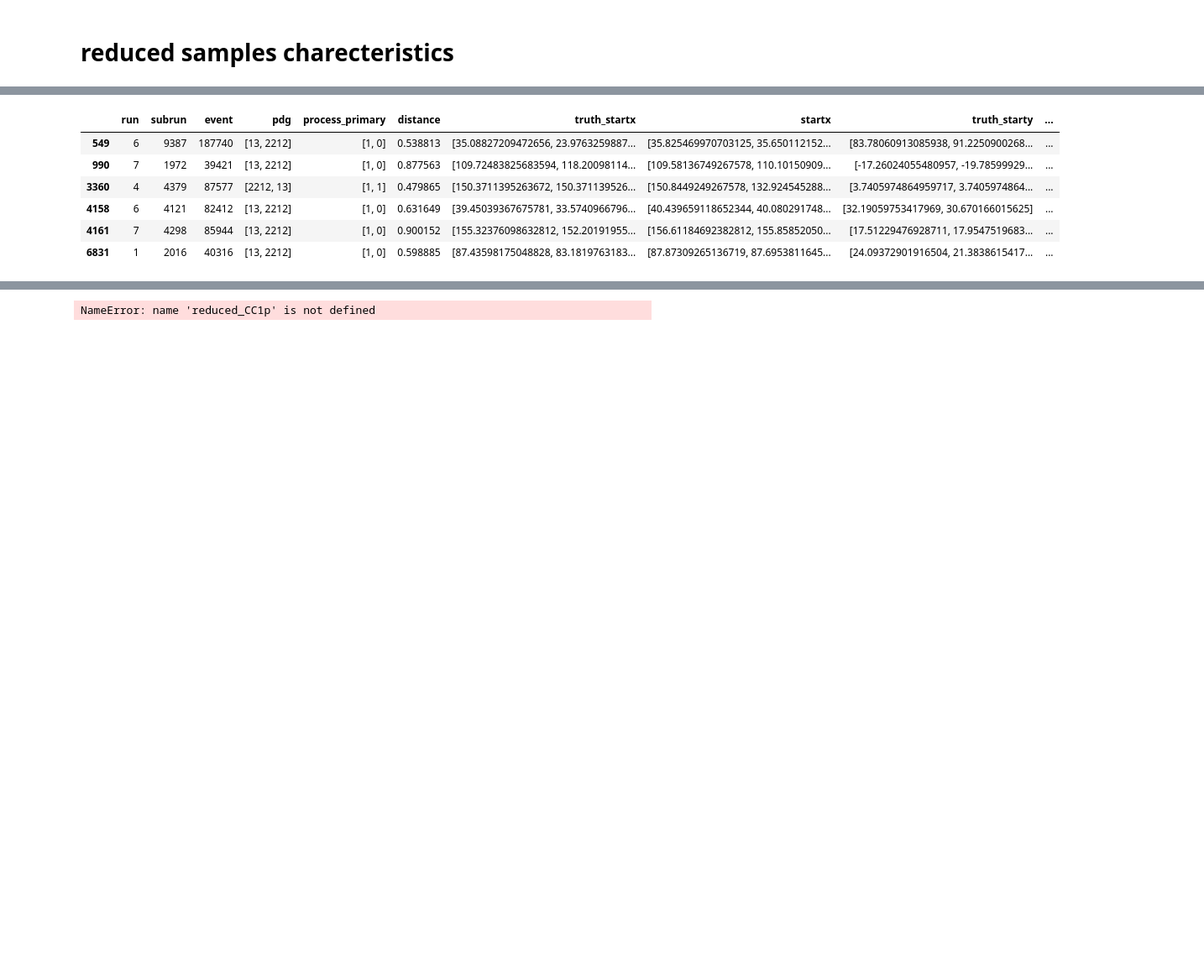
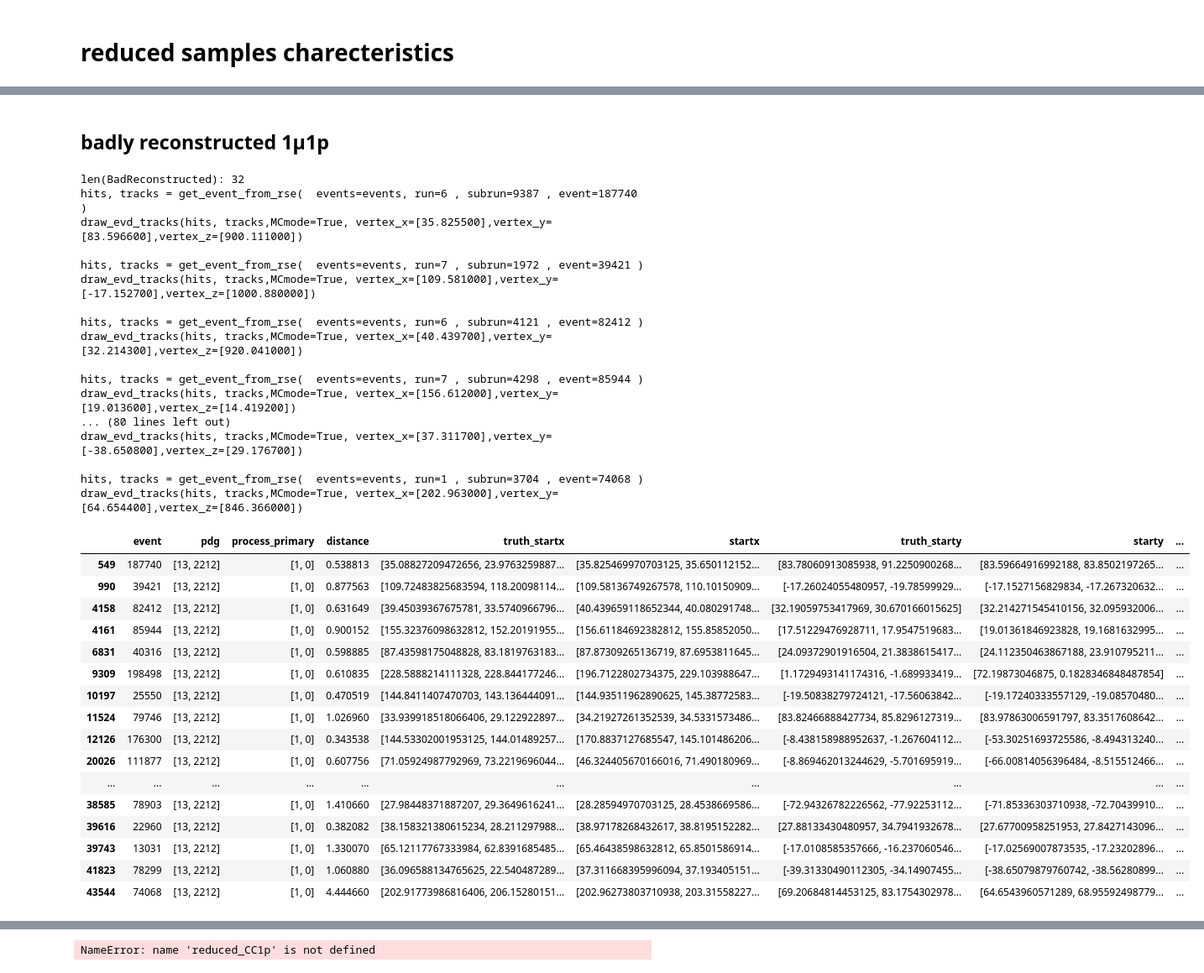
Before and after one commit to erezcoh4/AnalysisTreesInformation, a Jupyter notebook: CCQEPackage/notebooks/SymplexGoldenPoint.ipynb, the cells around one changed output, grey strips where cells are left out. Shown at 84% size. Cells and saved outputs as stored; diff of their text form; code cells hidden in the pictures; blank space fills up the shorter version.

```diff
--- a/CCQEPackage/notebooks/SymplexGoldenPoint.ipynb
+++ b/CCQEPackage/notebooks/SymplexGoldenPoint.ipynb
@@ -331,0 +305,11 @@ purity: 0.82
+# %%
+goodcc1p = reduced[1]
+print 'len(goodcc1p):',len(goodcc1p)
+for i,row in goodcc1p[0:10].iterrows():
+    print "hits, tracks = get_event_from_rse(  events=events, run=%d , subrun=%d , event=%d )"%(row['run'],row['subrun'],row['event'])
+    print "draw_evd_tracks(hits, tracks,MCmode=True, vertex_x=[%f],vertex_y=[%f],vertex_z=[%f])"%(row['vertex_x'],row['vertex_y'],row['vertex_z'])
+    print
+goodcc1p[['event','pdg','process_primary','distance',
+       'truth_startx','startx','truth_starty','starty','truth_startz','startz',
+       'closest_genie_distance',
+       'closest_genie_x','closest_genie_y','closest_genie_Ev','reco_CC1p_Ev']]
@@ -332,13 +352,48 @@ purity: 0.82
+# %% [markdown]
+## badly reconstructed 1µ1p
 # %%
-weird = reduced[2][(reduced[2].closest_genie_Np==1) & (reduced[2].closest_genie_Nn==0) &(reduced[2].closest_genie_Npi==0) & (reduced[2].closest_genie_Nel==0)]
-weird[['run','subrun','event','pdg','process_primary','distance','truth_startx','startx','truth_starty','starty','truth_startz','closest_genie_x','closest_genie_y','closest_genie_distance','vertex_x','vertex_y','closest_genie_Ev','reco_CC1p_Ev']]
-# weird = reduced[2]
-# weird[['run','subrun','event','pdg','process_primary','distance','truth_startx','startx','truth_starty','starty','closest_genie_Np','closest_genie_Npi','closest_genie_Nn','closest_genie_distance','vertex_x','vertex_y','vertex_z','closest_genie_Ev','reco_CC1p_Ev']]
+BadReconstructed = reduced[2][(reduced[2].closest_genie_Np==1) & (reduced[2].closest_genie_Nn==0) &(reduced[2].closest_genie_Npi==0) & (reduced[2].closest_genie_Nel==0)]
+print 'len(BadReconstructed):',len(BadReconstructed)
+for i,row in BadReconstructed.iterrows():
+    print "hits, tracks = get_event_from_rse(  events=events, run=%d , subrun=%d , event=%d )"%(row['run'],row['subrun'],row['event'])
+    print "draw_evd_tracks(hits, tracks,MCmode=True, vertex_x=[%f],vertex_y=[%f],vertex_z=[%f])"%(row['vertex_x'],row['vertex_y'],row['vertex_z'])
+    print
+BadReconstructed[['event','pdg','process_primary','distance',
+       'truth_startx','startx','truth_starty','starty','truth_startz','startz',
+       'closest_genie_distance',
+       'closest_genie_x','closest_genie_y','closest_genie_Ev','reco_CC1p_Ev']]
 # %% [output]
+len(BadReconstructed): 32
+hits, tracks = get_event_from_rse(  events=events, run=6 , subrun=9387 , event=187740 )
+draw_evd_tracks(hits, tracks,MCmode=True, vertex_x=[35.825500],vertex_y=[83.596600],vertex_z=[900.111000])
+
+hits, tracks = get_event_from_rse(  events=events, run=7 , subrun=1972 , event=39421 )
+draw_evd_tracks(hits, tracks,MCmode=True, vertex_x=[109.581000],vertex_y=[-17.152700],vertex_z=[1000.880000])
+
+hits, tracks = get_event_from_rse(  events=events, run=6 , subrun=4121 , event=82412 )
+draw_evd_tracks(hits, tracks,MCmode=True, vertex_x=[40.439700],vertex_y=[32.214300],vertex_z=[920.041000])
+
+hits, tracks = get_event_from_rse(  events=events, run=7 , subrun=4298 , event=85944 )
+draw_evd_tracks(hits, tracks,MCmode=True, vertex_x=[156.612000],vertex_y=[19.013600],vertex_z=[14.419200])
+... (80 lines left out)
+draw_evd_tracks(hits, tracks,MCmode=True, vertex_x=[37.311700],vertex_y=[-38.650800],vertex_z=[29.176700])
+
+hits, tracks = get_event_from_rse(  events=events, run=1 , subrun=3704 , event=74068 )
+draw_evd_tracks(hits, tracks,MCmode=True, vertex_x=[202.963000],vertex_y=[64.654400],vertex_z=[846.366000])
-|  | run | subrun | event | pdg | process_primary | distance | truth_startx | startx | truth_starty | ... |
-| 549 | 6 | 9387 | 187740 | [13, 2212] | [1, 0] | 0.538813 | [35.08827209472656, 23.9763259887... | [35.825469970703125, 35.650112152... | [83.78060913085938, 91.2250900268... | ... |
-| 990 | 7 | 1972 | 39421 | [13, 2212] | [1, 0] | 0.877563 | [109.72483825683594, 118.20098114... | [109.58136749267578, 110.10150909... | [-17.26024055480957, -19.78599929... | ... |
-| 3360 | 4 | 4379 | 87577 | [2212, 13] | [1, 1] | 0.479865 | [150.3711395263672, 150.371139526... | [150.8449249267578, 132.924545288... | [3.7405974864959717, 3.7405974864... | ... |
-| 4158 | 6 | 4121 | 82412 | [13, 2212] | [1, 0] | 0.631649 | [39.45039367675781, 33.5740966796... | [40.439659118652344, 40.080291748... | [32.19059753417969, 30.670166015625] | ... |
-| 4161 | 7 | 4298 | 85944 | [13, 2212] | [1, 0] | 0.900152 | [155.32376098632812, 152.20191955... | [156.61184692382812, 155.85852050... | [17.51229476928711, 17.9547519683... | ... |
-| 6831 | 1 | 2016 | 40316 | [13, 2212] | [1, 0] | 0.598885 | [87.43598175048828, 83.1819763183... | [87.87309265136719, 87.6953811645... | [24.09372901916504, 21.3838615417... | ... |
+|  | event | pdg | process_primary | distance | truth_startx | startx | truth_starty | starty | ... |
+| 549 | 187740 | [13, 2212] | [1, 0] | 0.538813 | [35.08827209472656, 23.9763259887... | [35.825469970703125, 35.650112152... | [83.78060913085938, 91.2250900268... | [83.59664916992188, 83.8502197265... | ... |
+| 990 | 39421 | [13, 2212] | [1, 0] | 0.877563 | [109.72483825683594, 118.20098114... | [109.58136749267578, 110.10150909... | [-17.26024055480957, -19.78599929... | [-17.1527156829834, -17.267320632... | ... |
+| 4158 | 82412 | [13, 2212] | [1, 0] | 0.631649 | [39.45039367675781, 33.5740966796... | [40.439659118652344, 40.080291748... | [32.19059753417969, 30.670166015625] | [32.214271545410156, 32.095932006... | ... |
+| 4161 | 85944 | [13, 2212] | [1, 0] | 0.900152 | [155.32376098632812, 152.20191955... | [156.61184692382812, 155.85852050... | [17.51229476928711, 17.9547519683... | [19.01361846923828, 19.1681632995... | ... |
+| 6831 | 40316 | [13, 2212] | [1, 0] | 0.598885 | [87.43598175048828, 83.1819763183... | [87.87309265136719, 87.6953811645... | [24.09372901916504, 21.3838615417... | [24.112350463867188, 23.910795211... | ... |
+| 9309 | 198498 | [13, 2212] | [1, 0] | 0.610835 | [228.5888214111328, 228.844177246... | [196.7122802734375, 229.103988647... | [1.1729493141174316, -1.689933419... | [72.19873046875, 0.1828346848487854] | ... |
+| 10197 | 25550 | [13, 2212] | [1, 0] | 0.470519 | [144.8411407470703, 143.136444091... | [144.93511962890625, 145.38772583... | [-19.50838279724121, -17.56063842... | [-19.17240333557129, -19.08570480... | ... |
+| 11524 | 79746 | [13, 2212] | [1, 0] | 1.026960 | [33.939918518066406, 29.122922897... | [34.21927261352539, 34.5331573486... | [83.82466888427734, 85.8296127319... | [83.97863006591797, 83.3517608642... | ... |
+| 12126 | 176300 | [13, 2212] | [1, 0] | 0.343538 | [144.53302001953125, 144.01489257... | [170.8837127685547, 145.101486206... | [-8.438158988952637, -1.267604112... | [-53.30251693725586, -8.494313240... | ... |
+| 20026 | 111877 | [13, 2212] | [1, 0] | 0.607756 | [71.05924987792969, 73.2219696044... | [46.324405670166016, 71.490180969... | [-8.869462013244629, -5.701695919... | [-66.00814056396484, -8.515512466... | ... |
+| ... | ... | ... | ... | ... | ... | ... | ... | ... | ... |
+| 38585 | 78903 | [13, 2212] | [1, 0] | 1.410660 | [27.98448371887207, 29.3649616241... | [28.28594970703125, 28.4538669586... | [-72.94326782226562, -77.92253112... | [-71.85336303710938, -72.70439910... | ... |
+| 39616 | 22960 | [13, 2212] | [1, 0] | 0.382082 | [38.158321380615234, 28.211297988... | [38.97178268432617, 38.8195152282... | [27.88133430480957, 34.7941932678... | [27.67700958251953, 27.8427143096... | ... |
+| 39743 | 13031 | [13, 2212] | [1, 0] | 1.330070 | [65.12117767333984, 62.8391685485... | [65.46438598632812, 65.8501586914... | [-17.0108585357666, -16.237060546... | [-17.02569007873535, -17.23202896... | ... |
+| 41823 | 78299 | [13, 2212] | [1, 0] | 1.060880 | [36.096588134765625, 22.540487289... | [37.311668395996094, 37.193405151... | [-39.31330490112305, -34.14907455... | [-38.65079879760742, -38.56280899... | ... |
+| 43544 | 74068 | [13, 2212] | [1, 0] | 4.444660 | [202.91773986816406, 206.15280151... | [202.96273803710938, 203.31558227... | [69.20684814453125, 83.1754302978... | [64.6543960571289, 68.95592498779... | ... |
```
Also changed, not shown: parts of 15 cells of this notebook, 23 other files.
